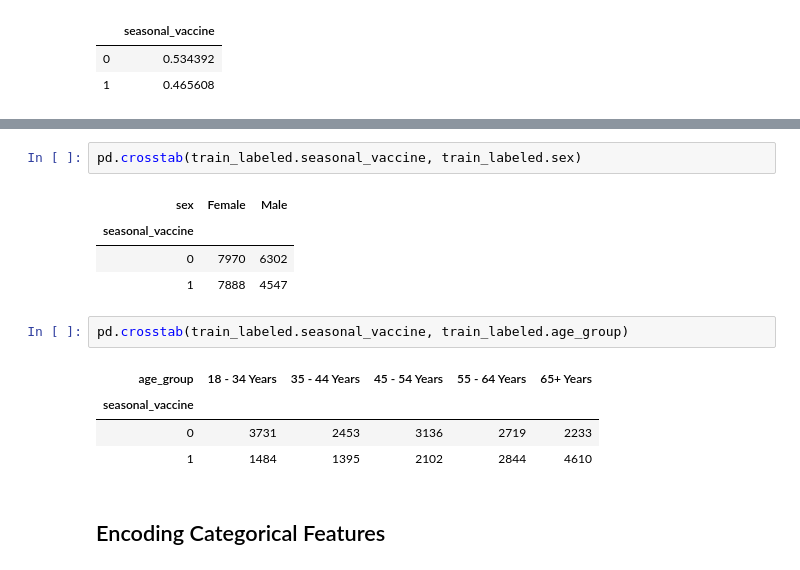
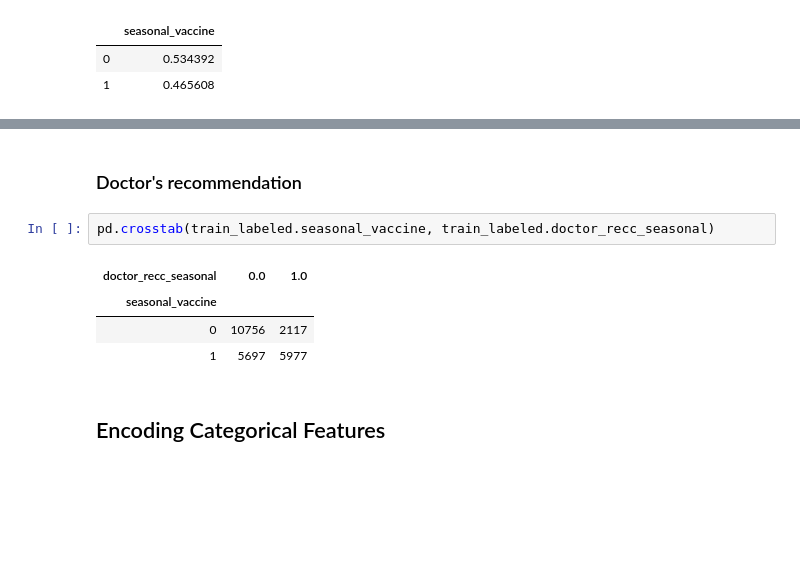
Before and after one commit to mgloel/FluShotPrediction, a Jupyter notebook: FluShotPrediction.ipynb, the cells around one changed output, grey strips where cells are left out. Drawn from its saved outputs; the diff is of its cells as text; blank space fills up the shorter version.

```diff
--- a/FluShotPrediction.ipynb
+++ b/FluShotPrediction.ipynb
@@ -77,16 +139,11 @@ pd.DataFrame(train_labeled.seasonal_vaccine.value_counts()/len(train_labeled))
+# %% [markdown]
+### Doctor's recommendation
 # %%
-pd.crosstab(train_labeled.seasonal_vaccine, train_labeled.sex)
+pd.crosstab(train_labeled.seasonal_vaccine, train_labeled.doctor_recc_seasonal)
 # %% [output]
-| sex | Female | Male |
+| doctor_recc_seasonal | 0.0 | 1.0 |
 | seasonal_vaccine |  |  |
-| 0 | 7970 | 6302 |
-| 1 | 7888 | 4547 |
+| 0 | 10756 | 2117 |
+| 1 | 5697 | 5977 |
-# %%
-pd.crosstab(train_labeled.seasonal_vaccine, train_labeled.age_group)
-# %% [output]
-| age_group | 18 - 34 Years | 35 - 44 Years | 45 - 54 Years | 55 - 64 Years | 65+ Years |
-| seasonal_vaccine |  |  |  |  |  |
-| 0 | 3731 | 2453 | 3136 | 2719 | 2233 |
-| 1 | 1484 | 1395 | 2102 | 2844 | 4610 |
 # %% [markdown]
 ## Encoding Categorical Features
```
Also changed, not shown: parts of 37 cells of this notebook.
